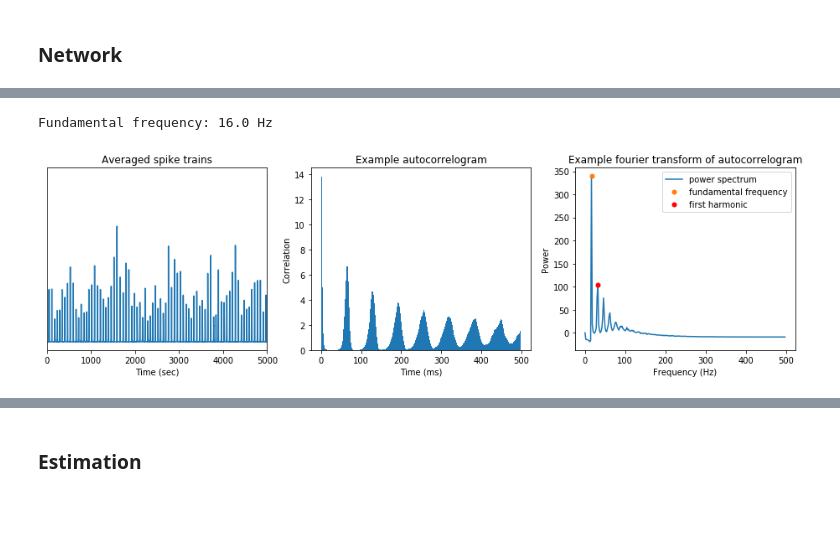
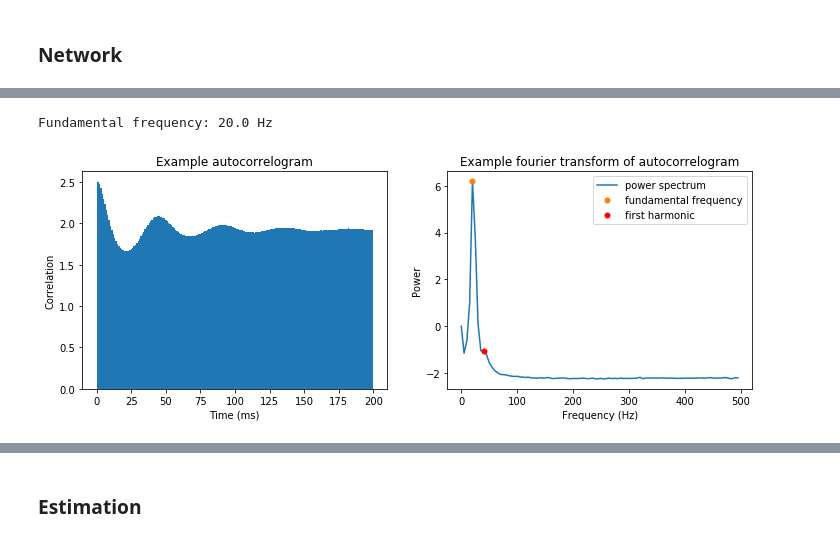
Before and after one commit to yger/inference, a Jupyter notebook: network_inference_brian.ipynb, the cells around one changed output, grey strips where cells are left out. Saved outputs shown, nothing was run; the diff lists cells and outputs as text; code cells hidden in the pictures; blank space fills up the shorter version.

```diff
--- a/network_inference_brian.ipynb
+++ b/network_inference_brian.ipynb
@@ -6,9 +6,10 @@ import pandas as pd
 %matplotlib inline
 
 new_net = False
+use_brian = True
 
 Nneurons_obs = 6  # number of neurons whose spike trains are observed
-Nneurons_tot = 4000  # number of neurons in total;
+Nneurons_tot = 1000  # number of neurons in total;
 sim_t = 300*second #simulation time
 # %% [markdown]
 ### Network
@@ -134,11 +128,0 @@ if new_net==True: #only simulate new network if required
-# %%
-# load data
-df = pd.read_pickle('data_N'+str(Nneurons_tot)+'_T'+str(int(sim_t/second))+'_randomweights.pkl')
-sptimes = df['spiketimes'][0]
-spid = df['spikeid'][0]
-obs_neurons_ind = df['obs_neurons'][0]
-Nneurons_obs = df['Nobs'][0]
-Nneurons_tot = df['Ntot'][0]
-Jmat = df['Jmat'][0]
-Jmat_obs = df['Jmat_obs'][0]
-sim_t = df['sim_time'][0]
@@ -320,7 +387,7 @@ analyse_time = 100 #seconds to include in analysis
 # average firing rate
 av_spikes = np.mean(spikes[:analyse_time*1000],0)
 
-maxlag = 500.0 #ms
+maxlag = 200.0 #ms
 steps = np.arange(stepsize,int(maxlag),stepsize) #omit 0 lag
 cg = np.zeros(len(steps)+1)
 cg[1:] = autocorr(av_spikes[:analyse_time*1000],steps) #autocorrelogram
@@ -330,43 +397,35 @@ steps = np.insert(steps,0,0) # add 0 lag to vector
 n_samp = cg.shape[-1] # n samples
 T = (maxlag/n_samp)/1000.0 #second per sample
 freq = np.fft.fftfreq(n_samp) #normalized frequency
 
 # fundamental frequency:
 cg_hat[0] = 0
 max_f = freq[np.argmax(cg_hat[:n_samp/2])]/T
 
 print 'Fundamental frequency:',max_f,'Hz'
 
 # ----------- PLOTS
 
-f = figure(figsize=(16,4))
-
-# plot average firing
-ax = f.add_subplot(131)
-plot(av_spikes)
-title('Averaged spike trains')
-xlim([0,5000])
-ax.set_yticks([])
-xlabel('Time (sec)')
+f = figure(figsize=(12,4))
 
 # plot autocorrelogram
-ax = f.add_subplot(132)
+ax = f.add_subplot(121)
 bar(steps,cg,width=stepsize)
 title('Example autocorrelogram')
 xlabel('Time (ms)')
 ylabel('Correlation')
 
 # plot fourier transform
-ax = f.add_subplot(133)
+ax = f.add_subplot(122)
 plot(freq[:n_samp/2]/T,cg_hat[:n_samp/2],label='power spectrum') #display frequency as cycles/second
 plot(max_f,np.max(cg_hat[:n_samp/2]),'.',ms=10,label='fundamental frequency') #plot funndamental freq
 plot(max_f*2,cg_hat[np.where(freq/T==max_f*2)[0][0]],
      'r.',ms=10,label='first harmonic') #plot harmonics
 ax.set_title('Example fourier transform of autocorrelogram')
 ylabel('Power')
 xlabel('Frequency (Hz)')
 legend()
 show()
 # %% [output]
-Fundamental frequency: 16.0 Hz
+Fundamental frequency: 20.0 Hz
-[figure, old version]
+[figure, new version]
```
Also changed, not shown: parts of 9 cells of this notebook.
